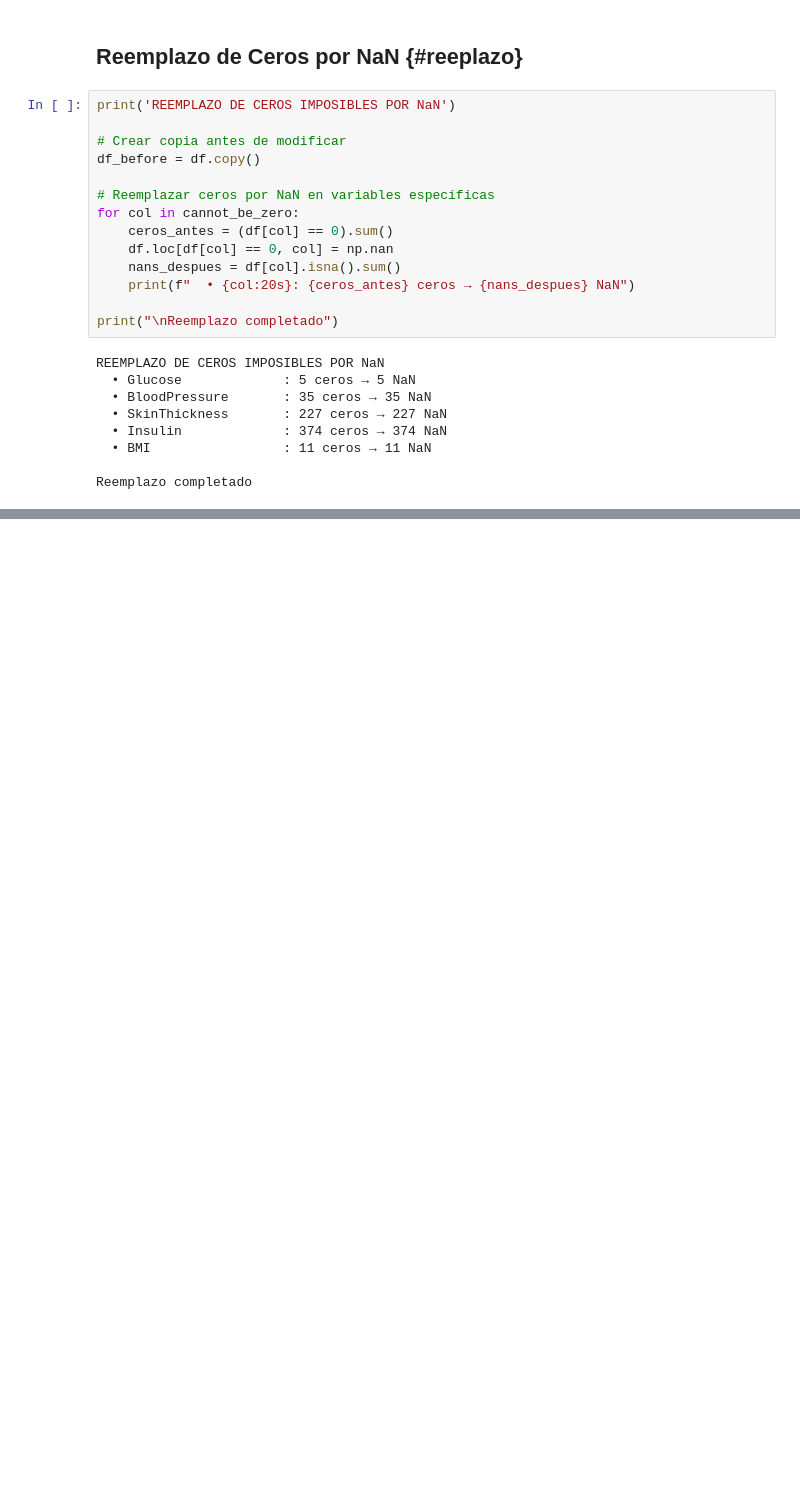
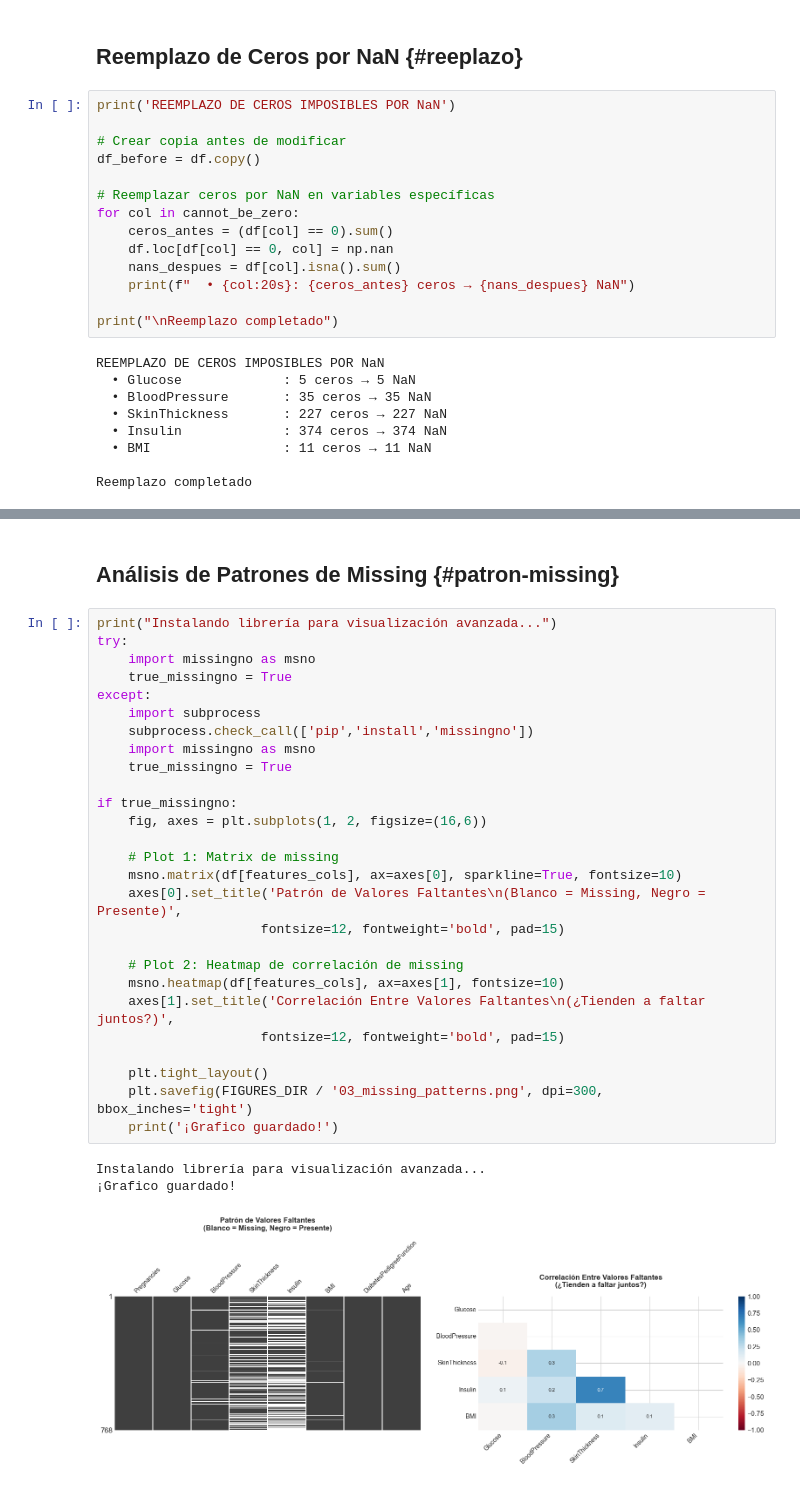
Before and after one commit to angel-rom444/diabetes-risk-predictor, a Jupyter notebook: notebooks/03_preprocessig_PART.ipynb, the cells around one changed output, grey strips where cells are left out. Saved outputs shown, nothing was run; the diff lists cells and outputs as text; blank space fills up the shorter version.

```diff
--- a/notebooks/03_preprocessig_PART.ipynb
+++ b/notebooks/03_preprocessig_PART.ipynb
@@ -229,0 +274,33 @@ Reemplazo completado
+# %% [markdown]
+## Análisis de Patrones de Missing {#patron-missing}
+# %%
+print("Instalando librería para visualización avanzada...")
+try:
+    import missingno as msno
+    true_missingno = True
+except:
+    import subprocess
+    subprocess.check_call(['pip','install','missingno'])
+    import missingno as msno
+    true_missingno = True
+
+if true_missingno:
+    fig, axes = plt.subplots(1, 2, figsize=(16,6))
+
+    # Plot 1: Matrix de missing
+    msno.matrix(df[features_cols], ax=axes[0], sparkline=True, fontsize=10)
+    axes[0].set_title('Patrón de Valores Faltantes\n(Blanco = Missing, Negro = Presente)',
+                     fontsize=12, fontweight='bold', pad=15)
+
+    # Plot 2: Heatmap de correlación de missing
+    msno.heatmap(df[features_cols], ax=axes[1], fontsize=10)
+    axes[1].set_title('Correlación Entre Valores Faltantes\n(¿Tienden a faltar juntos?)',
+                     fontsize=12, fontweight='bold', pad=15)
+
+    plt.tight_layout()
+    plt.savefig(FIGURES_DIR / '03_missing_patterns.png', dpi=300, bbox_inches='tight')
+    print('¡Grafico guardado!')
+# %% [output]
+Instalando librería para visualización avanzada...
+¡Grafico guardado!
+[figure, added]
```
Also changed, not shown: parts of 7 cells of this notebook.
